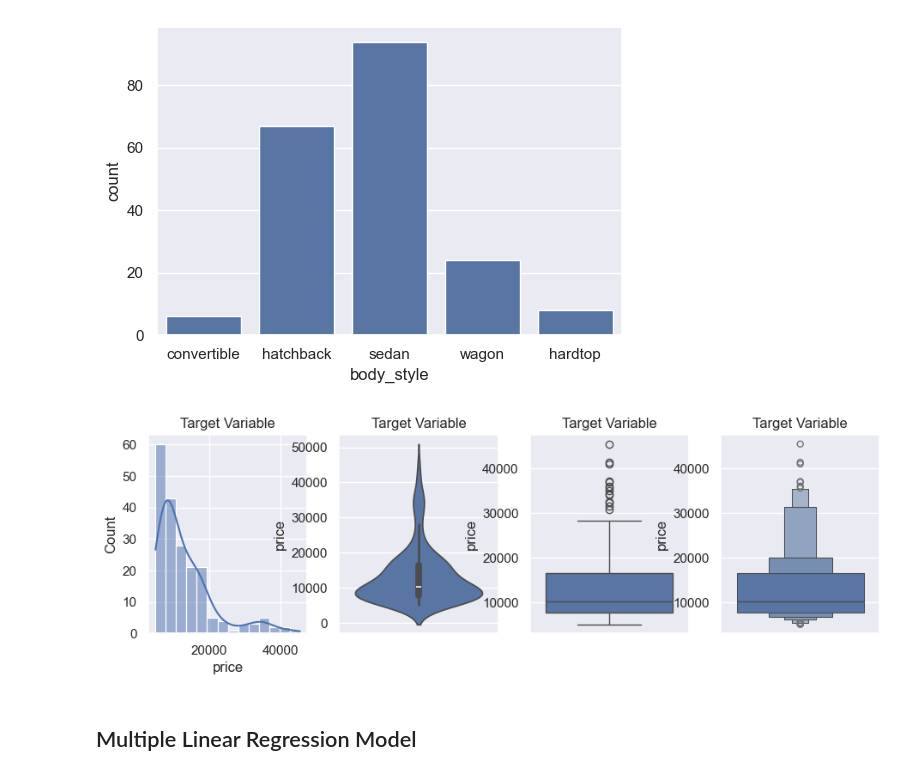
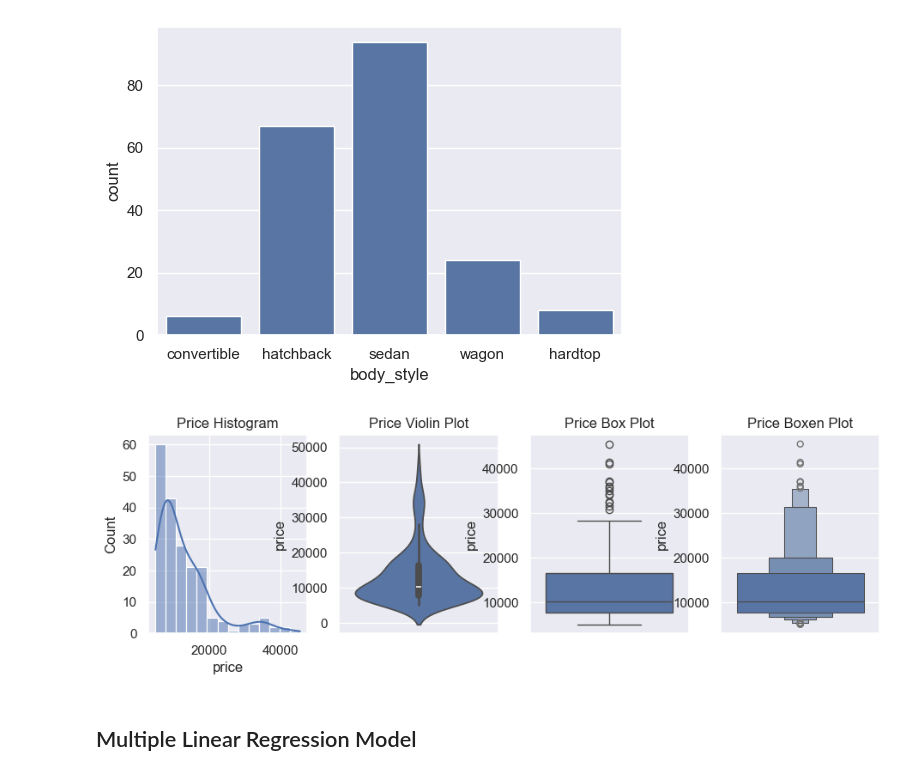
Before and after one commit to Goliath-Research/Machine-Learning, a Jupyter notebook: Regression/8-SeveralRegModels.ipynb, the cells around one changed output. Cells and saved outputs as stored; diff of their text form; code cells hidden in the pictures.

Commit message:
Update 8-SeveralRegModels.ipynb
Mostly beautifying the code

```diff
--- a/Regression/8-SeveralRegModels.ipynb
+++ b/Regression/8-SeveralRegModels.ipynb
@@ -85,6 +85,5 @@ dtype: int64
 # %%
 # Dropping all rows with missing values
 df = df.dropna()
-df.reset_index(inplace = True)
 print(df.shape)
 # %% [output]
@@ -176,21 +174,22 @@ sns.countplot(x=df.body_style);
 # %% [output]
 [figure]
 # %%
+# Several visualizations of the target variable (price)
 plt.figure(figsize=(11, 3))
 
 plt.subplot(141)
-sns.histplot(data = df.price, kde=True).set(title="Target Variable")
+sns.histplot(data = df.price, kde=True).set(title="Price Histogram")
 
 plt.subplot(142)
-sns.violinplot(data = df.price).set(title="Target Variable")
+sns.violinplot(data = df.price).set(title="Price Violin Plot")
 
 plt.subplot(143)
-sns.boxplot(data = df.price).set(title="Target Variable")
+sns.boxplot(data = df.price).set(title="Price Box Plot")
 
 plt.subplot(144)
-sns.boxenplot(data = df.price).set(title="Target Variable");
+sns.boxenplot(data = df.price).set(title="Price Boxen Plot");
 # %% [output]
-[figure, old version]
+[figure, new version]
 # %% [markdown]
 ## Multiple Linear Regression Model
 # %% [markdown]
```
Also changed, not shown: parts of 33 cells of this notebook.
